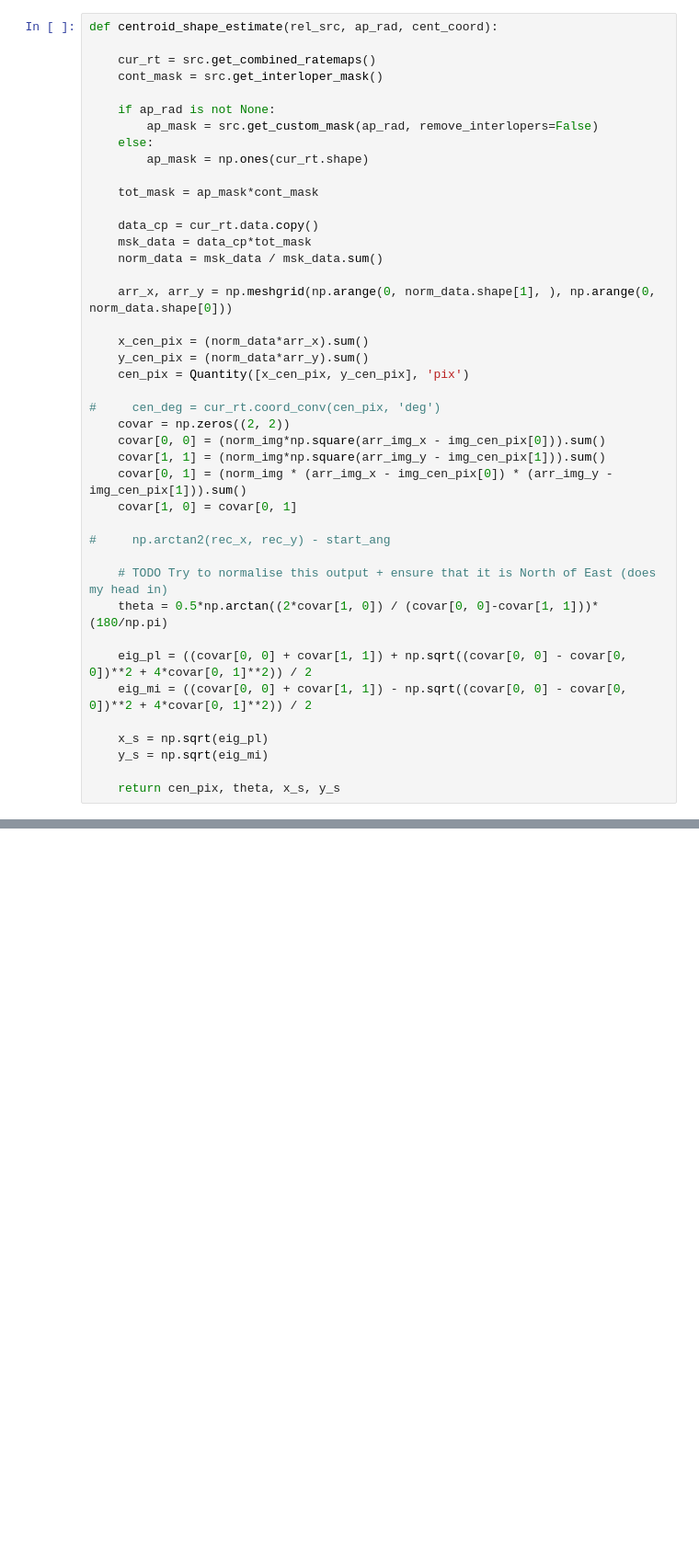
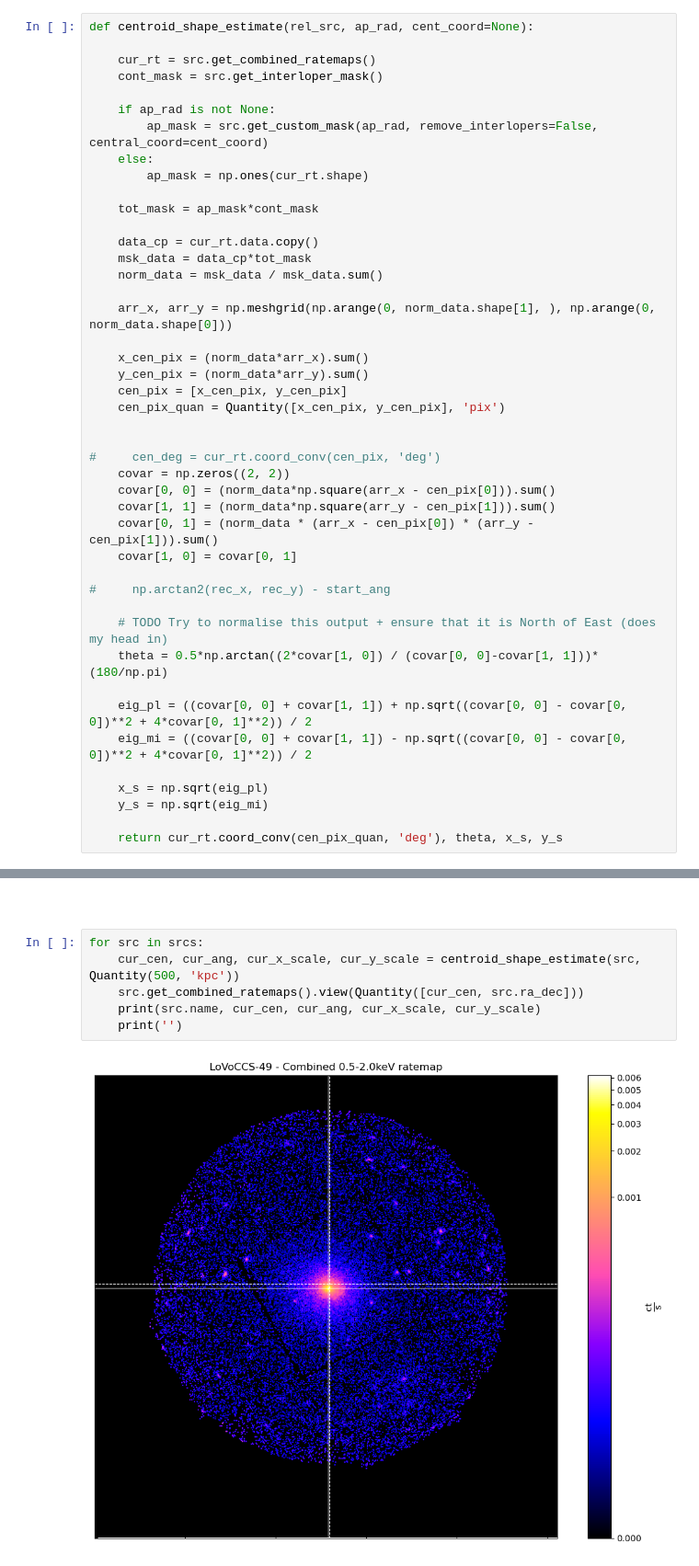
Before and after one commit to LoVoCCS/X-LoVoCCS-Analyses, a Jupyter notebook: notebooks/position_coverage/centroid_posangle_meas.ipynb, the cells around one changed output, grey strips where cells are left out. Shown at 92% size. Cells and saved outputs as stored; diff of their text form; blank space fills up the shorter version.

```diff
--- a/notebooks/position_coverage/centroid_posangle_meas.ipynb
+++ b/notebooks/position_coverage/centroid_posangle_meas.ipynb
@@ -48,13 +48,13 @@ if not os.path.exists("../../outputs/cluster_visualisations/centroid_posangle_me
 # %% [markdown]
 ## Defining any useful functions
 # %%
-def centroid_shape_estimate(rel_src, ap_rad, cent_coord):
+def centroid_shape_estimate(rel_src, ap_rad, cent_coord=None):
 
     cur_rt = src.get_combined_ratemaps()
     cont_mask = src.get_interloper_mask()
 
     if ap_rad is not None:
-        ap_mask = src.get_custom_mask(ap_rad, remove_interlopers=False)
+        ap_mask = src.get_custom_mask(ap_rad, remove_interlopers=False, central_coord=cent_coord)
     else:
         ap_mask = np.ones(cur_rt.shape)
 
@@ -68,13 +68,15 @@ def centroid_shape_estimate(rel_src, ap_rad, cent_coord):
 
     x_cen_pix = (norm_data*arr_x).sum()
     y_cen_pix = (norm_data*arr_y).sum()
-    cen_pix = Quantity([x_cen_pix, y_cen_pix], 'pix')
+    cen_pix = [x_cen_pix, y_cen_pix]
+    cen_pix_quan = Quantity([x_cen_pix, y_cen_pix], 'pix')
+
 
 #     cen_deg = cur_rt.coord_conv(cen_pix, 'deg')
     covar = np.zeros((2, 2))
-    covar[0, 0] = (norm_img*np.square(arr_img_x - img_cen_pix[0])).sum()
-    covar[1, 1] = (norm_img*np.square(arr_img_y - img_cen_pix[1])).sum()
-    covar[0, 1] = (norm_img * (arr_img_x - img_cen_pix[0]) * (arr_img_y - img_cen_pix[1])).sum()
+    covar[0, 0] = (norm_data*np.square(arr_x - cen_pix[0])).sum()
+    covar[1, 1] = (norm_data*np.square(arr_y - cen_pix[1])).sum()
+    covar[0, 1] = (norm_data * (arr_x - cen_pix[0]) * (arr_y - cen_pix[1])).sum()
     covar[1, 0] = covar[0, 1]
 
 #     np.arctan2(rec_x, rec_y) - start_ang
@@ -88,7 +90,7 @@ def centroid_shape_estimate(rel_src, ap_rad, cent_coord):
     x_s = np.sqrt(eig_pl)
     y_s = np.sqrt(eig_mi)
 
-    return cen_pix, theta, x_s, y_s
+    return cur_rt.coord_conv(cen_pix_quan, 'deg'), theta, x_s, y_s
 # %% [markdown]
 ## Reading in the sample
 # %% [markdown]
@@ -137,2 +140,10 @@ srcs.info()
 # %% [markdown]
 ##
+# %%
+for src in srcs:
+    cur_cen, cur_ang, cur_x_scale, cur_y_scale = centroid_shape_estimate(src, Quantity(500, 'kpc'))
+    src.get_combined_ratemaps().view(Quantity([cur_cen, src.ra_dec]))
+    print(src.name, cur_cen, cur_ang, cur_x_scale, cur_y_scale)
+    print('')
+# %% [output]
+[figure, added]
```
Also changed, not shown: parts of 3 cells of this notebook.
